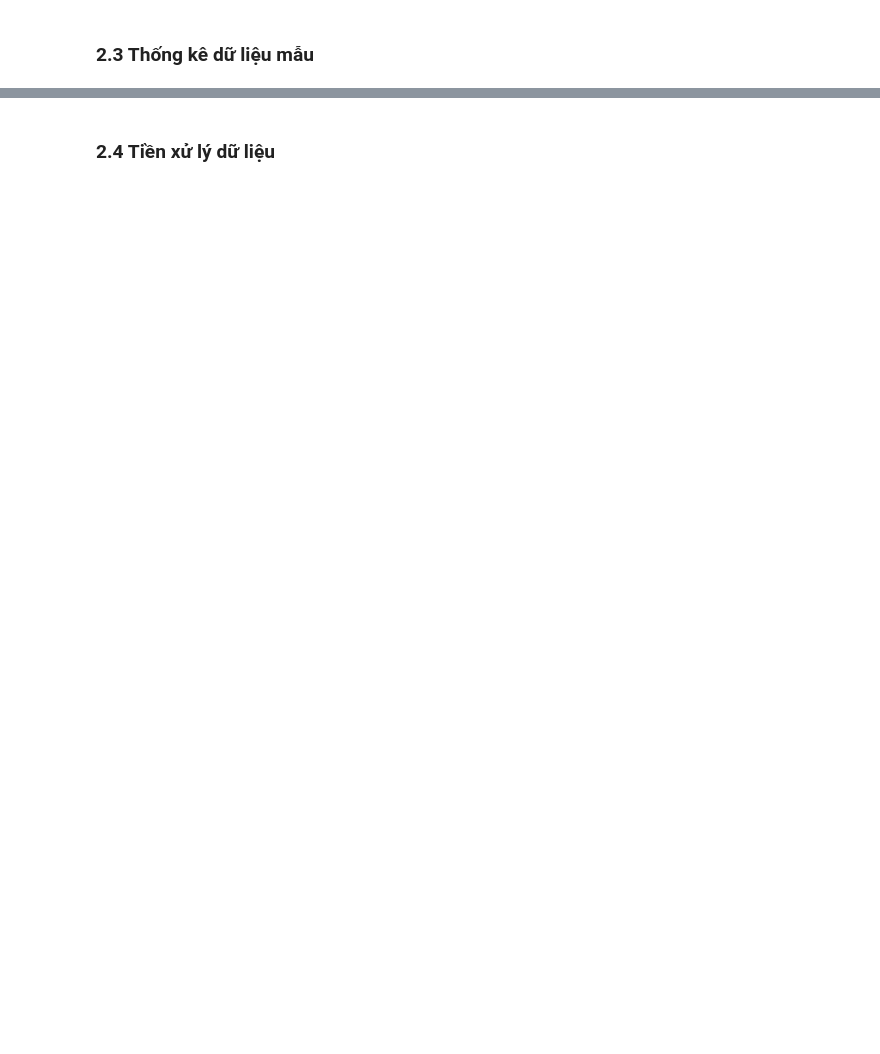
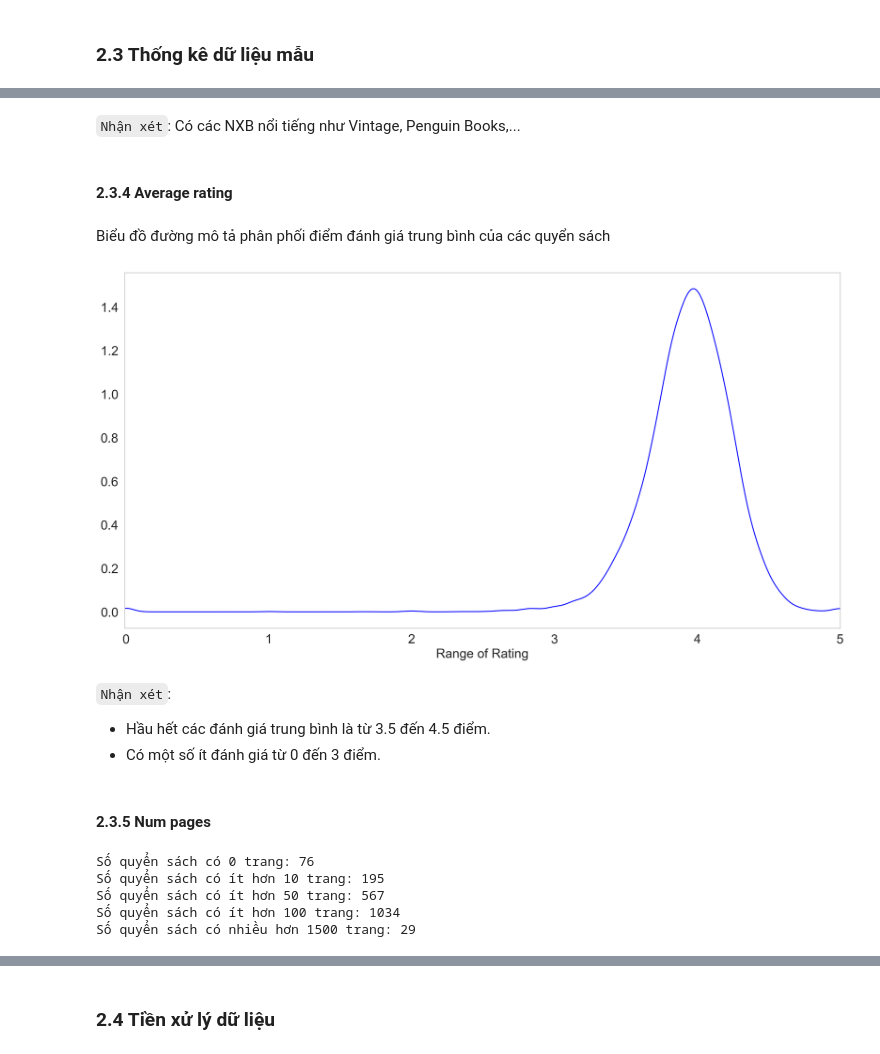
Before and after one commit to vuhuusy/recommender_system, a Jupyter notebook: book_recommendation.ipynb, the cells around one changed output, grey strips where cells are left out. Cells and saved outputs as stored; diff of their text form; code cells hidden in the pictures; blank space fills up the shorter version.

```diff
--- a/book_recommendation.ipynb
+++ b/book_recommendation.ipynb
@@ -183,0 +364,35 @@ df = df.rename(columns={'  num_pages': 'num_pages'})
+# %% [markdown]
+`Nhận xét`: Có các NXB nổi tiếng như Vintage, Penguin Books,...
+# %% [markdown]
+#### 2.3.4 Average rating
+# %% [markdown]
+Biểu đồ đường mô tả phân phối điểm đánh giá trung bình của các quyển sách
+# %%
+plt.figure(figsize=(20,10),dpi=200)
+ax = raw_df['average_rating'].plot(kind='kde',color='blue')
+plt.xlabel("Range of Rating", fontsize=20)
+plt.ylabel("")
+plt.xlim([-.01, 5])
+plt.xticks(fontsize=20);
+plt.yticks(fontsize=20);
+plt.grid()
+# %% [output]
+[figure, added]
+# %% [markdown]
+`Nhận xét`:
+- Hầu hết các đánh giá trung bình là từ 3.5 đến 4.5 điểm.
+- Có một số ít đánh giá từ 0 đến 3 điểm.
+# %% [markdown]
+#### 2.3.5 Num pages
+# %%
+print("Số quyển sách có 0 trang:", len(raw_df[raw_df["  num_pages"] == 0]))
+print("Số quyển sách có ít hơn 10 trang:", len(raw_df[raw_df["  num_pages"] < 10]))
+print("Số quyển sách có ít hơn 50 trang:", len(raw_df[raw_df["  num_pages"] < 50]))
+print("Số quyển sách có ít hơn 100 trang:", len(raw_df[raw_df["  num_pages"] < 100]))
+print("Số quyển sách có nhiều hơn 1500 trang:", len(raw_df[raw_df["  num_pages"] > 1500]))
+# %% [output]
+Số quyển sách có 0 trang: 76
+Số quyển sách có ít hơn 10 trang: 195
+Số quyển sách có ít hơn 50 trang: 567
+Số quyển sách có ít hơn 100 trang: 1034
+Số quyển sách có nhiều hơn 1500 trang: 29
```
Also changed, not shown: parts of 83 cells of this notebook, 3 other files.
